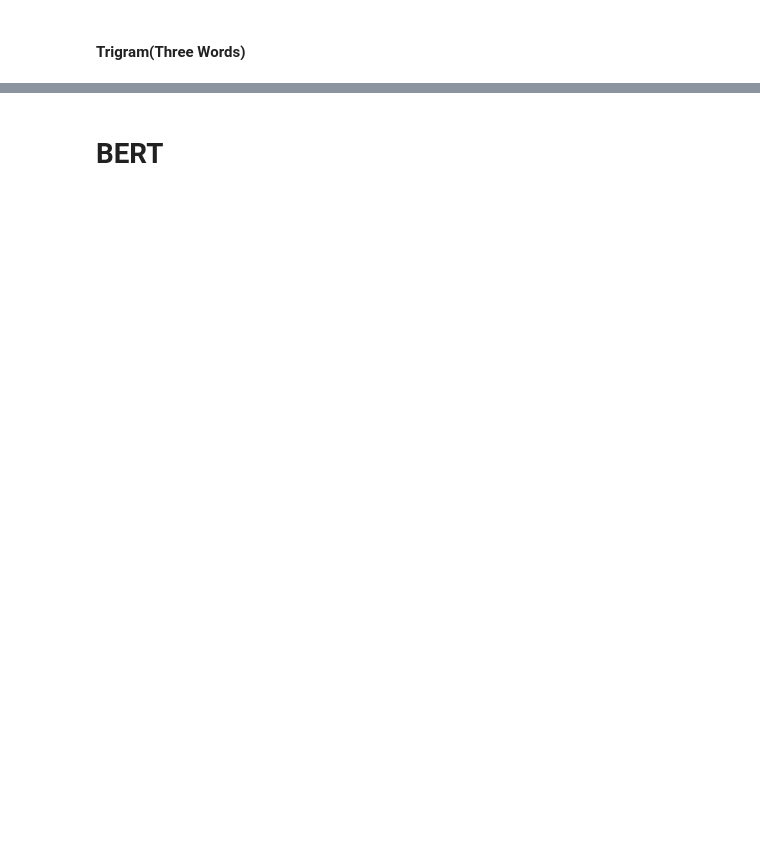
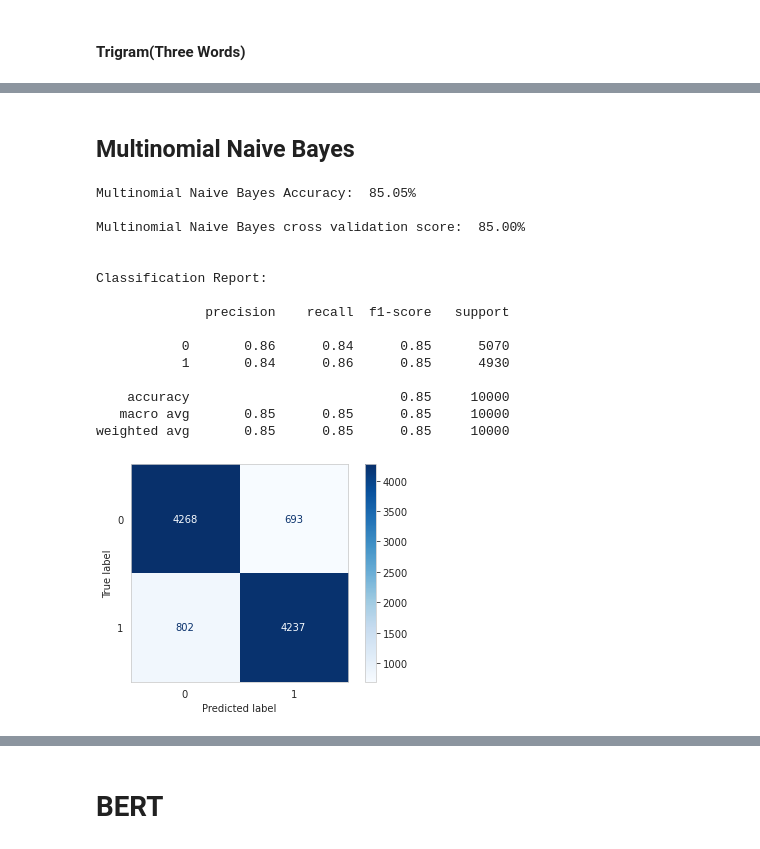
Before and after one commit to karan842/kaggle-notebooks, a Jupyter notebook: sentimental-analysis-of-imdb-reviews.ipynb, the cells around one changed output, grey strips where cells are left out. Saved outputs shown, nothing was run; the diff lists cells and outputs as text; code cells hidden in the pictures; blank space fills up the shorter version.

```diff
--- a/sentimental-analysis-of-imdb-reviews.ipynb
+++ b/sentimental-analysis-of-imdb-reviews.ipynb
@@ -370,0 +471,32 @@ fig.show()
+# %% [markdown]
+## Multinomial Naive Bayes
+# %%
+mnb = MultinomialNB()
+mnb.fit(X_train_tfidf, y_train)
+pred_mnb = mnb.predict(X_test_tfidf)
+score_mnb = accuracy_score(y_test, pred_mnb)
+mnb_cvScore = cross_val_score(mnb, X_train_tfidf, y_train, cv=5)
+print("Multinomial Naive Bayes Accuracy: ", "{:.2f}%".format(100*score_mnb))
+print("\nMultinomial Naive Bayes cross validation score: ","{:.2f}%".format(round(mnb_cvScore.mean(),2)*100))
+print("\n")
+plot_confusion_matrix(mnb, X_test_tfidf, y_test, cmap='Blues')
+plt.grid(False)
+print("Classification Report:\n")
+print(classification_report(pred_mnb,y_test))
+# %% [output]
+Multinomial Naive Bayes Accuracy:  85.05%
+
+Multinomial Naive Bayes cross validation score:  85.00%
+
+
+Classification Report:
+
+              precision    recall  f1-score   support
+
+           0       0.86      0.84      0.85      5070
+           1       0.84      0.86      0.85      4930
+
+    accuracy                           0.85     10000
+   macro avg       0.85      0.85      0.85     10000
+weighted avg       0.85      0.85      0.85     10000
+[figure, added]
```
Also changed, not shown: parts of 57 cells of this notebook.
